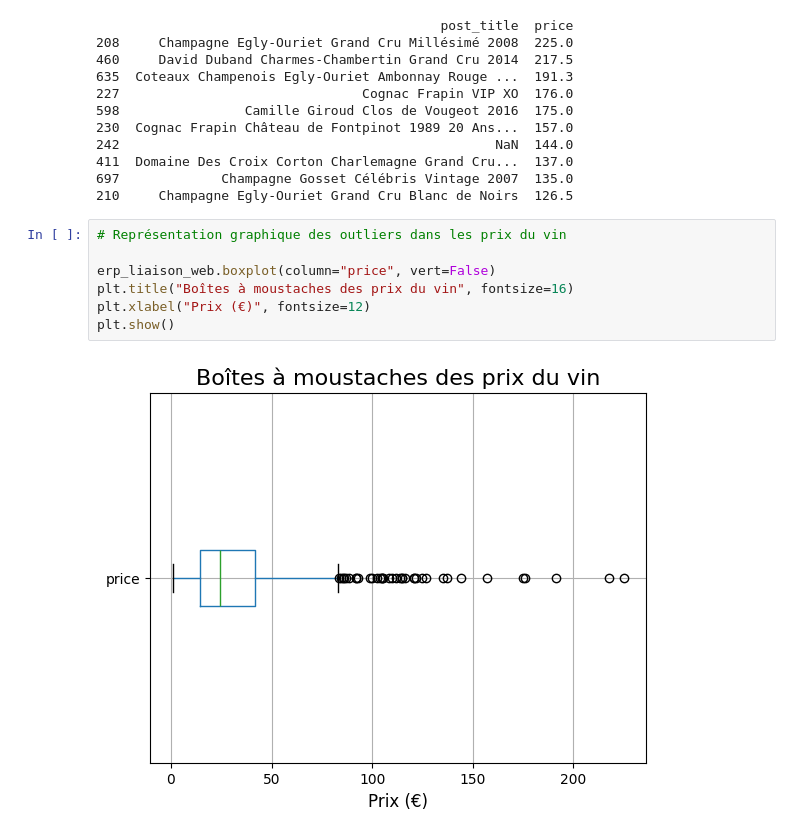
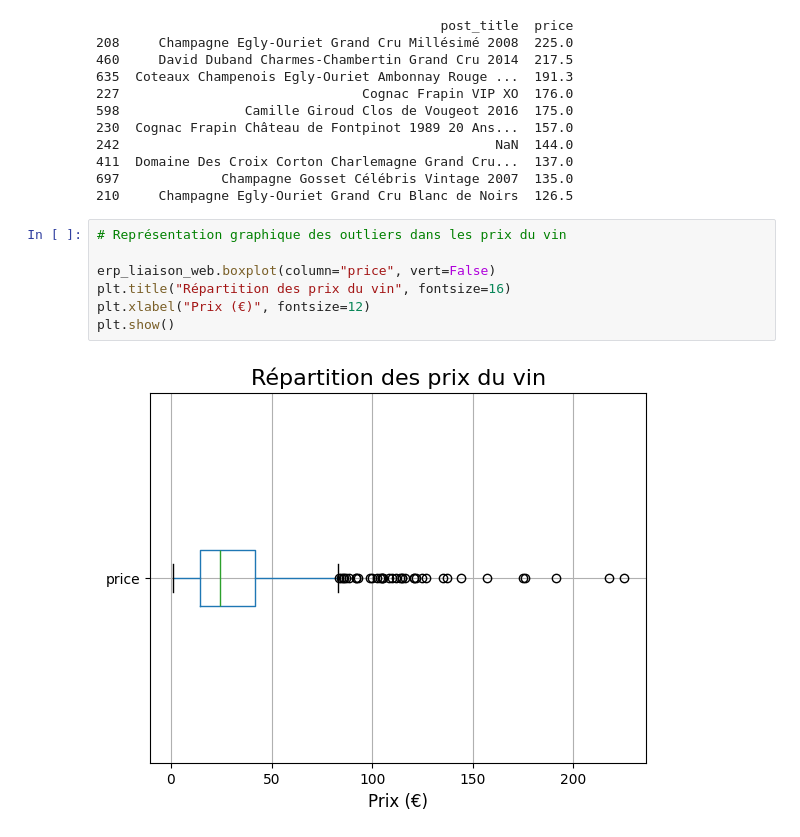
Before and after one commit to SylviaNice/7162856-G-rez-Git-et-GitHub, a Jupyter notebook: Projet_BottleNeck.ipynb, the cells around one changed output. Drawn from its saved outputs; the diff is of its cells as text.

```diff
--- a/Projet_BottleNeck.ipynb
+++ b/Projet_BottleNeck.ipynb
@@ -399,9 +399,9 @@ print(outliers)
 # %%
 # Représentation graphique des outliers dans les prix du vin
 
 erp_liaison_web.boxplot(column="price", vert=False)
-plt.title("Boîtes à moustaches des prix du vin", fontsize=16)
+plt.title("Répartition des prix du vin", fontsize=16)
 plt.xlabel("Prix (€)", fontsize=12)
 plt.show()
 # %% [output]
-[figure, old version]
+[figure, new version]
```
Also changed, not shown: parts of 2 cells of this notebook.
